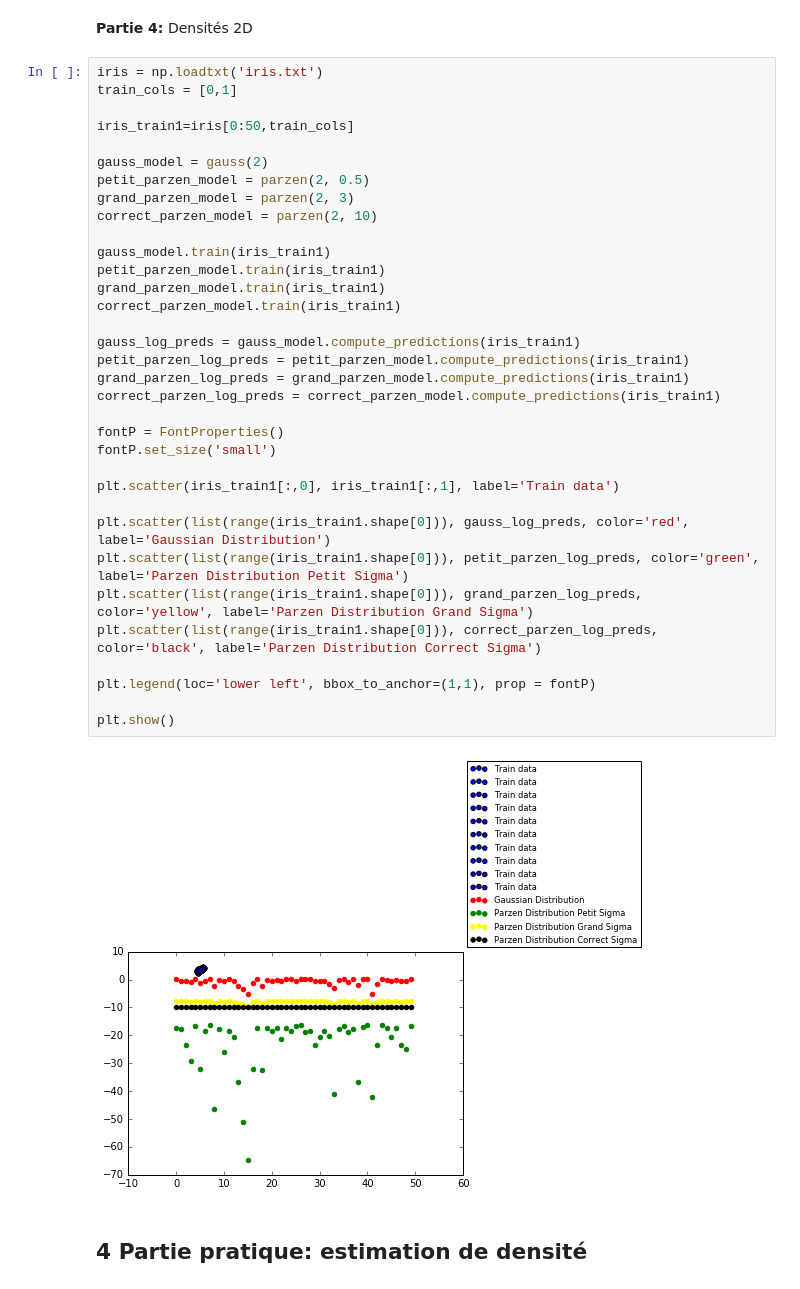
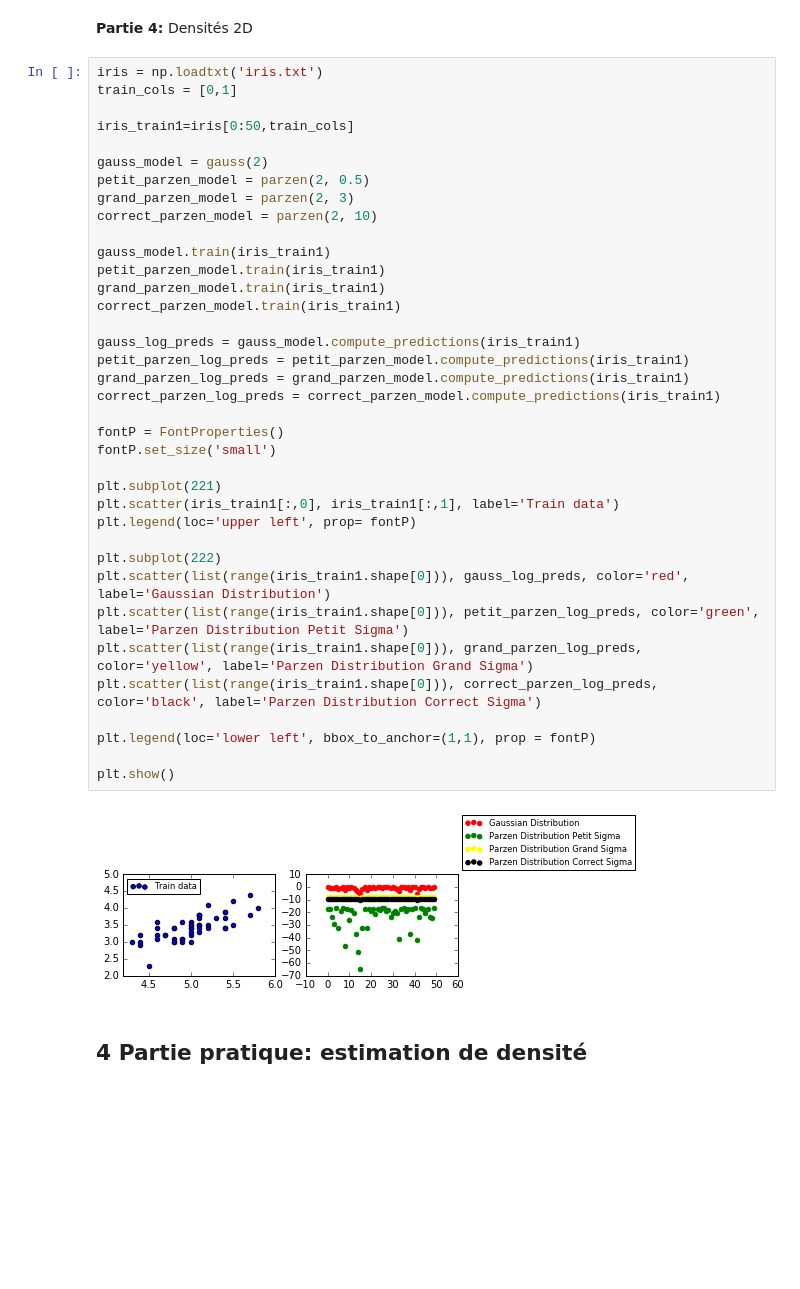
Before and after one commit to mabounassif/IFT6390, a Jupyter notebook: devoirs/d1/d1.ipynb, the cells around one changed output. Drawn from its saved outputs; the diff is of its cells as text; blank space fills up the shorter version.

Commit message:
Separer les graphes en 2D

```diff
--- a/devoirs/d1/d1.ipynb
+++ b/devoirs/d1/d1.ipynb
@@ -136,34 +136,37 @@ iris_train1=iris[0:50,train_cols]
 
 gauss_model = gauss(2)
 petit_parzen_model = parzen(2, 0.5)
 grand_parzen_model = parzen(2, 3)
 correct_parzen_model = parzen(2, 10)
 
 gauss_model.train(iris_train1)
 petit_parzen_model.train(iris_train1)
 grand_parzen_model.train(iris_train1)
 correct_parzen_model.train(iris_train1)
 
 gauss_log_preds = gauss_model.compute_predictions(iris_train1)
 petit_parzen_log_preds = petit_parzen_model.compute_predictions(iris_train1)
 grand_parzen_log_preds = grand_parzen_model.compute_predictions(iris_train1)
 correct_parzen_log_preds = correct_parzen_model.compute_predictions(iris_train1)
 
 fontP = FontProperties()
 fontP.set_size('small')
 
+plt.subplot(221)
 plt.scatter(iris_train1[:,0], iris_train1[:,1], label='Train data')
+plt.legend(loc='upper left', prop= fontP)
 
+plt.subplot(222)
 plt.scatter(list(range(iris_train1.shape[0])), gauss_log_preds, color='red', label='Gaussian Distribution')
 plt.scatter(list(range(iris_train1.shape[0])), petit_parzen_log_preds, color='green', label='Parzen Distribution Petit Sigma')
 plt.scatter(list(range(iris_train1.shape[0])), grand_parzen_log_preds, color='yellow', label='Parzen Distribution Grand Sigma')
 plt.scatter(list(range(iris_train1.shape[0])), correct_parzen_log_preds, color='black', label='Parzen Distribution Correct Sigma')
 
 plt.legend(loc='lower left', bbox_to_anchor=(1,1), prop = fontP)
 
 plt.show()
 # %% [output]
-[figure, old version]
+[figure, new version]
 # %% [markdown]
 ## 4 Partie pratique: estimation de densité
 # %% [markdown]
```
